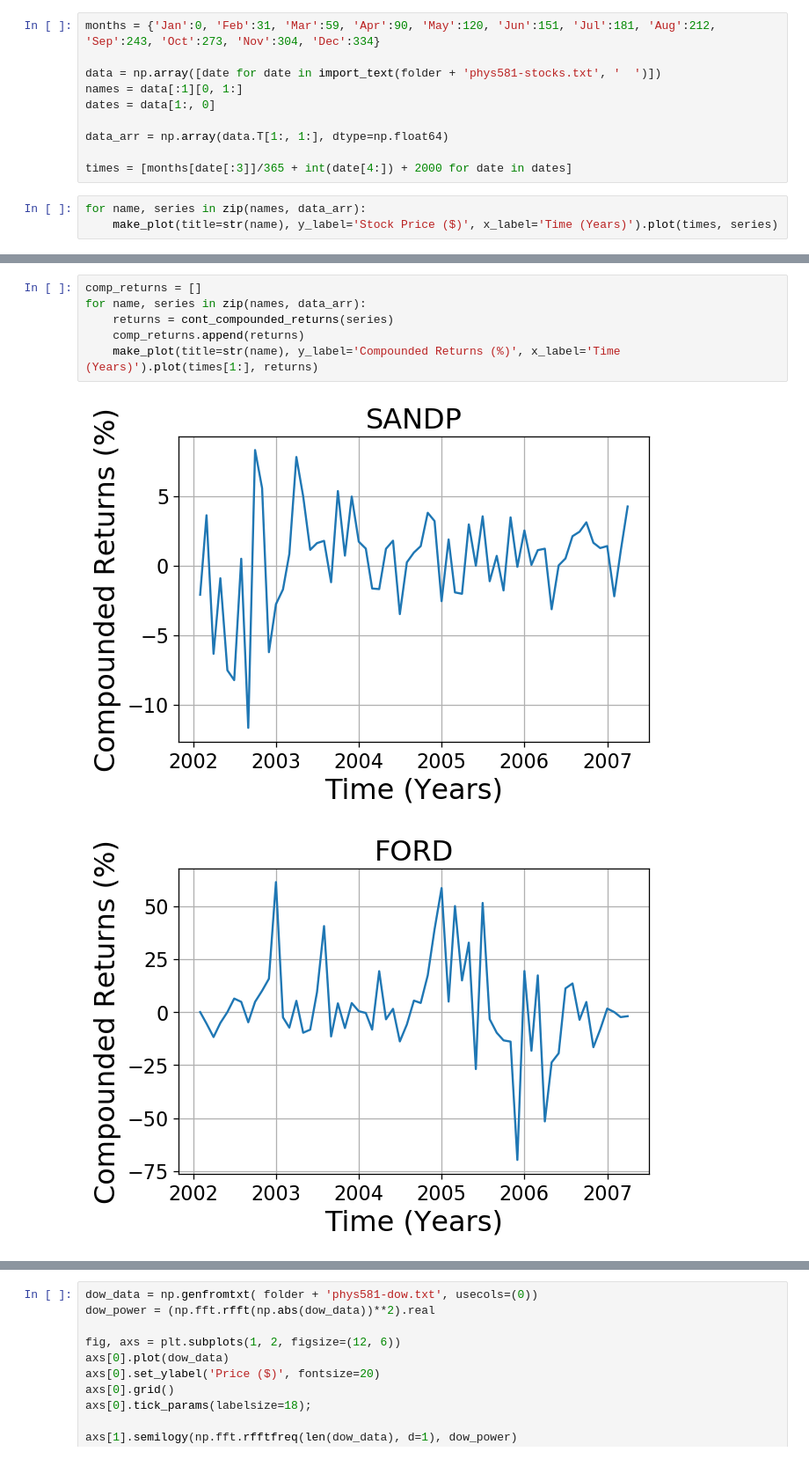
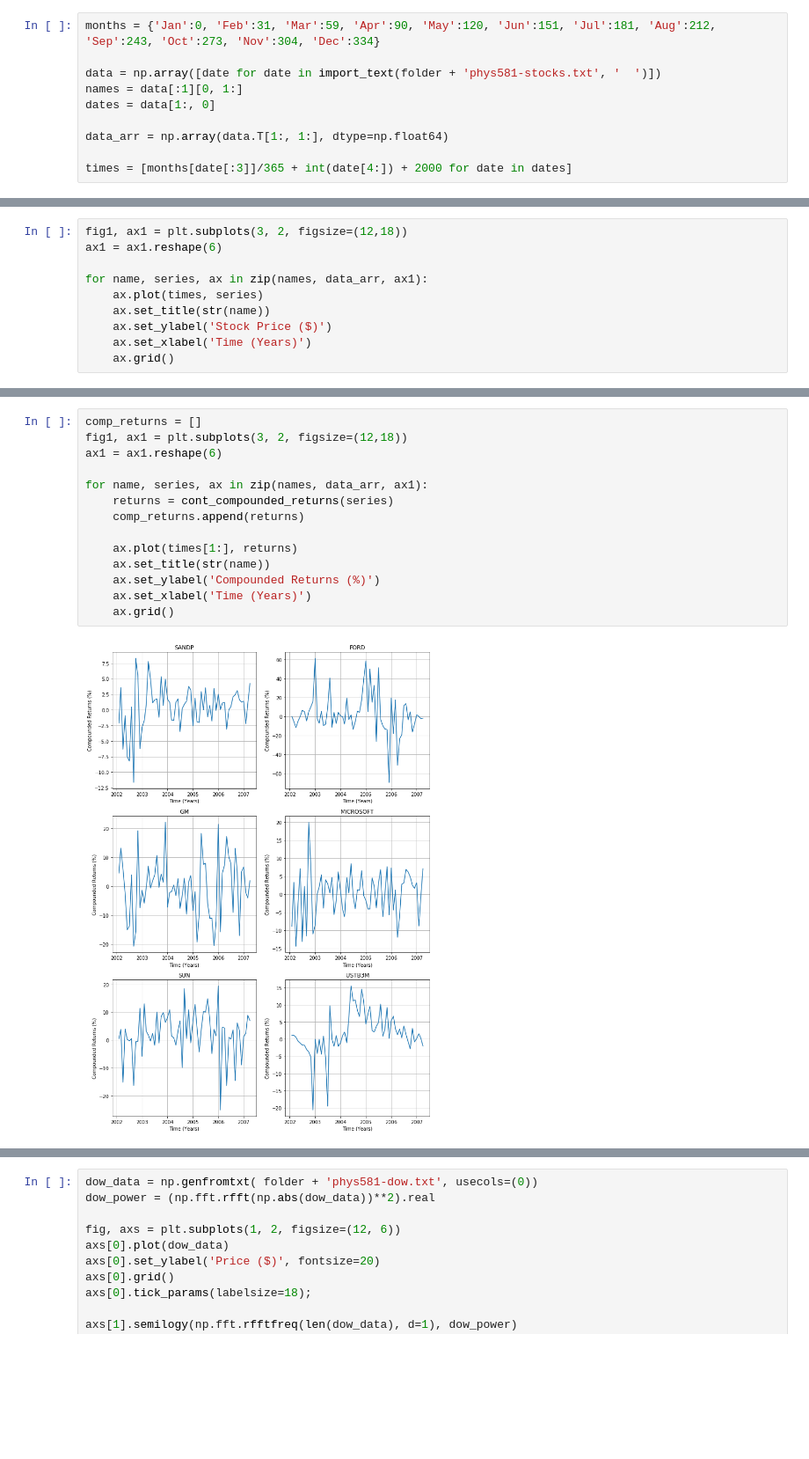
Before and after one commit to NathanMeulen/Fourier_Transform_exploration, a Jupyter notebook: Assignment/Assignment 2 - Fourier Analysis.ipynb, the cells around one changed output, grey strips where cells are left out. Shown at 88% size. Cells and saved outputs as stored; diff of their text form; blank space fills up the shorter version.

```diff
--- a/Assignment/Assignment 2 - Fourier Analysis.ipynb
+++ b/Assignment/Assignment 2 - Fourier Analysis.ipynb
@@ -280,6 +288,3 @@ dates = data[1:, 0]
 data_arr = np.array(data.T[1:, 1:], dtype=np.float64)
 
 times = [months[date[:3]]/365 + int(date[4:]) + 2000 for date in dates]
-# %%
-for name, series in zip(names, data_arr):
-    make_plot(title=str(name), y_label='Stock Price ($)', x_label='Time (Years)').plot(times, series)
@@ -292,0 +291,10 @@ for name, series in zip(names, data_arr):
+# %%
+fig1, ax1 = plt.subplots(3, 2, figsize=(12,18))
+ax1 = ax1.reshape(6)
+
+for name, series, ax in zip(names, data_arr, ax1):
+    ax.plot(times, series)
+    ax.set_title(str(name))
+    ax.set_ylabel('Stock Price ($)')
+    ax.set_xlabel('Time (Years)')
+    ax.grid()
@@ -293,9 +303,16 @@ for name, series in zip(names, data_arr):
 # %%
 comp_returns = []
-for name, series in zip(names, data_arr):
+fig1, ax1 = plt.subplots(3, 2, figsize=(12,18))
+ax1 = ax1.reshape(6)
+
+for name, series, ax in zip(names, data_arr, ax1):
     returns = cont_compounded_returns(series)
     comp_returns.append(returns)
-    make_plot(title=str(name), y_label='Compounded Returns (%)', x_label='Time (Years)').plot(times[1:], returns)
+
+    ax.plot(times[1:], returns)
+    ax.set_title(str(name))
+    ax.set_ylabel('Compounded Returns (%)')
+    ax.set_xlabel('Time (Years)')
+    ax.grid()
 # %% [output]
-[figure, old version]
+[figure, new version]
-[figure, removed]
```
Also changed, not shown: parts of 22 cells of this notebook, 1 other file.
